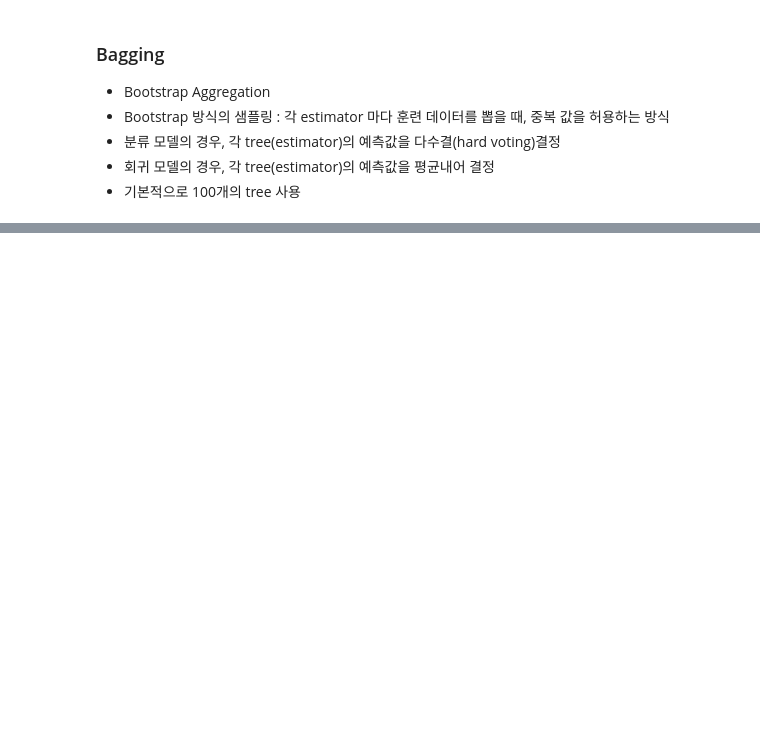
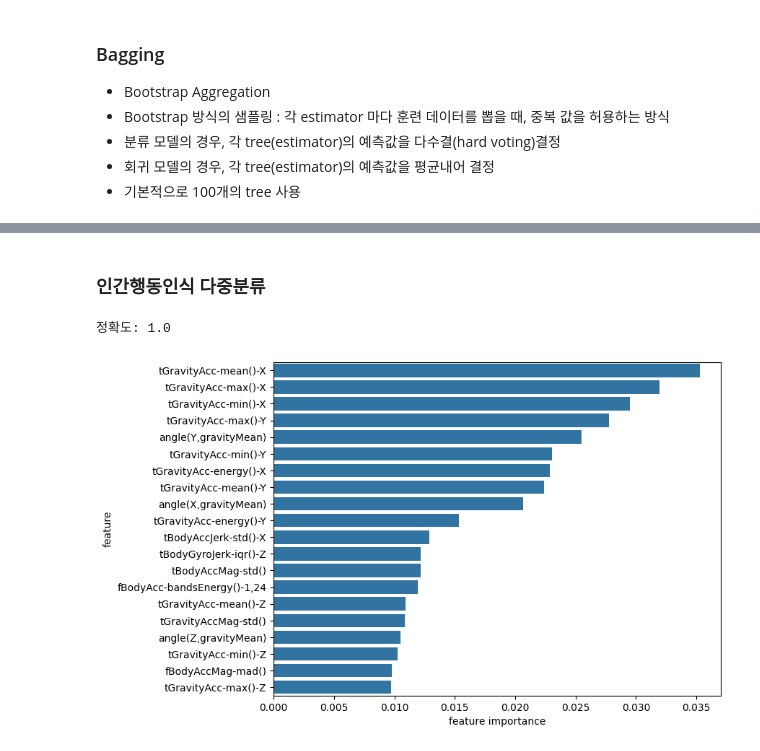
Before and after one commit to ohdyo/AI-learning, a Jupyter notebook: machine-learning/05_ensemble/01_ensemble.ipynb, the cells around one changed output, grey strips where cells are left out. Drawn from its saved outputs; the diff is of its cells as text; code cells hidden in the pictures; blank space fills up the shorter version.

```diff
--- a/machine-learning/05_ensemble/01_ensemble.ipynb
+++ b/machine-learning/05_ensemble/01_ensemble.ipynb
@@ -249,0 +351,59 @@ print('테스트 평가 점수 : ', acc_score_test)
+# %% [markdown]
+### 인간행동인식 다중분류
+# %%
+from sklearn.preprocessing import LabelEncoder, StandardScaler
+
+# 데이터 로드
+human_train_df = pd.read_csv('./data/har_train.csv')
+human_test_df = pd.read_csv('./data/har_test.csv')
+
+# 데이터 분리
+X_train = human_train_df.drop('Activity', axis=1)
+X_test = human_test_df.drop('Activity', axis=1)
+y_train = human_train_df['Activity']
+y_test = human_test_df['Activity']
+
+
+# 레이블 인코딩
+encoder = LabelEncoder()
+y_train_encoded = encoder.fit_transform(y_train)
+y_test_encoded = encoder.fit_transform(y_test)
+
+# 데이터 정규화
+scaler = StandardScaler()
+X_train_scaled = scaler.fit_transform(X_train)
+X_test_scaled = scaler.transform(X_test)
+
+
+# RandomForestClassifier 모델 학습
+model = RandomForestClassifier(n_estimators=100, random_state=42)
+model.fit(X_train_scaled, y_train_encoded)
+
+# 모델 예측
+y_pred = model.predict(X_train_scaled)
+
+# 평가 (정확도)
+acc_score = accuracy_score(y_train_encoded, y_pred)
+print(f'정확도: {acc_score}')
+
+# 특성 중요도 상위 20개 시각화
+feat_iptcs = model.feature_importances_
+feat_names = X_train.columns
+
+iptcs_df = pd.DataFrame({
+    'Feature' : feat_names,
+    'Importance' : feat_iptcs
+}).sort_values(by='Importance', ascending=False).head(20)
+
+
+plt.figure(figsize=(8, 6))
+sns.barplot(
+    x=iptcs_df['Importance'],
+    y=iptcs_df['Feature']
+)
+plt.xlabel('feature importance')
+plt.ylabel('feature')
+plt.show()
+# %% [output]
+정확도: 1.0
+[figure, added]
```
Also changed, not shown: parts of 25 cells of this notebook, 15 other files.
